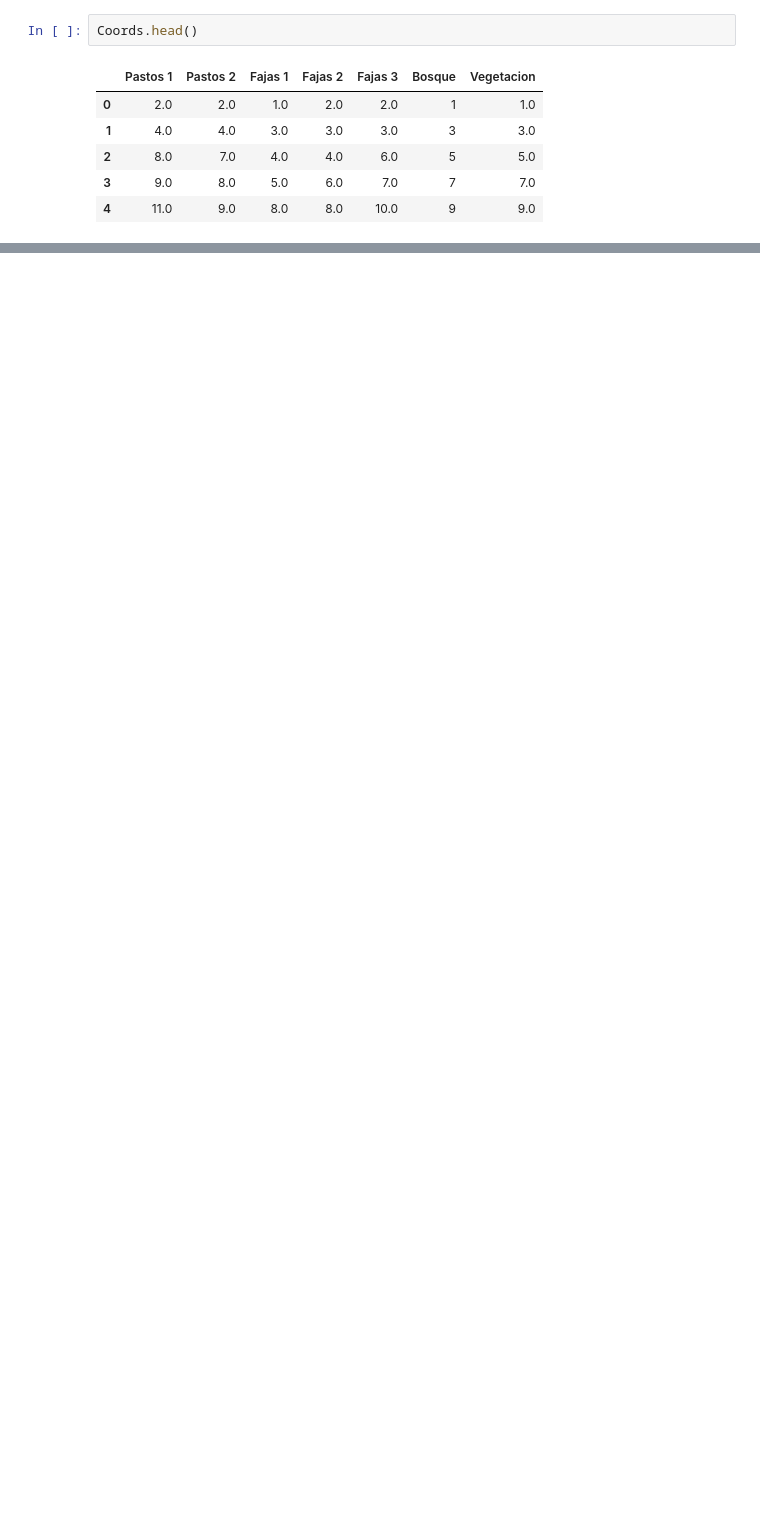
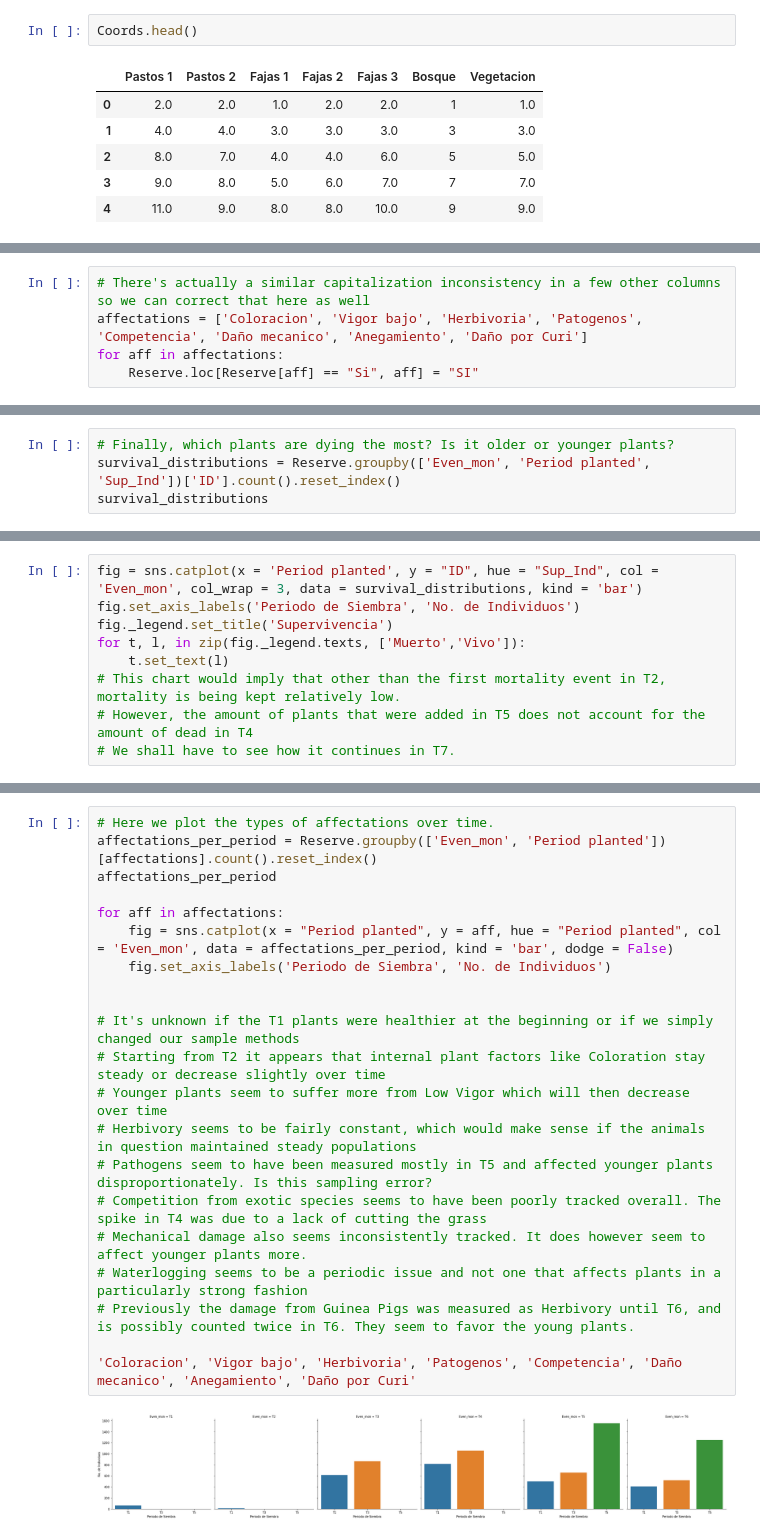
Before and after one commit to Slid61/Plant-Restoration-Data, a Jupyter notebook: Udacity Final Data Submission.ipynb, the cells around one changed output, grey strips where cells are left out. Saved outputs shown, nothing was run; the diff lists cells and outputs as text; blank space fills up the shorter version.

```diff
--- a/Udacity Final Data Submission.ipynb
+++ b/Udacity Final Data Submission.ipynb
@@ -462,3 +475,8 @@ for period in Reserve['Even_mon'].unique():
+# %%
+# There's actually a similar capitalization inconsistency in a few other columns so we can correct that here as well
+affectations = ['Coloracion', 'Vigor bajo', 'Herbivoria', 'Patogenos', 'Competencia', 'Daño mecanico', 'Anegamiento', 'Daño por Curi']
+for aff in affectations:
+    Reserve.loc[Reserve[aff] == "Si", aff] = "SI"
 # %%
 for item in dead:
     print(f'{item}, {dead[item].shape}')
@@ -558,0 +676,4 @@ Index(['Fecha', 'ID', 'Even_mon', 'Especie', 'No_Mod', 'No_Ind', 'Alt1_Ind',
+# %%
+# Finally, which plants are dying the most? Is it older or younger plants?
+survival_distributions = Reserve.groupby(['Even_mon', 'Period planted', 'Sup_Ind'])['ID'].count().reset_index()
+survival_distributions
@@ -558,0 +698,9 @@ Index(['Fecha', 'ID', 'Even_mon', 'Especie', 'No_Mod', 'No_Ind', 'Alt1_Ind',
+# %%
+fig = sns.catplot(x = 'Period planted', y = "ID", hue = "Sup_Ind", col = 'Even_mon', col_wrap = 3, data = survival_distributions, kind = 'bar')
+fig.set_axis_labels('Periodo de Siembra', 'No. de Individuos')
+fig._legend.set_title('Supervivencia')
+for t, l, in zip(fig._legend.texts, ['Muerto','Vivo']):
+    t.set_text(l)
+# This chart would imply that other than the first mortality event in T2, mortality is being kept relatively low.
+# However, the amount of plants that were added in T5 does not account for the amount of dead in T4
+# We shall have to see how it continues in T7.
@@ -558,0 +780,23 @@ Index(['Fecha', 'ID', 'Even_mon', 'Especie', 'No_Mod', 'No_Ind', 'Alt1_Ind',
+# %%
+# Here we plot the types of affectations over time.
+affectations_per_period = Reserve.groupby(['Even_mon', 'Period planted'])[affectations].count().reset_index()
+affectations_per_period
+
+for aff in affectations:
+    fig = sns.catplot(x = "Period planted", y = aff, hue = "Period planted", col = 'Even_mon', data = affectations_per_period, kind = 'bar', dodge = False)
+    fig.set_axis_labels('Periodo de Siembra', 'No. de Individuos')
+
+
+# It's unknown if the T1 plants were healthier at the beginning or if we simply changed our sample methods
+# Starting from T2 it appears that internal plant factors like Coloration stay steady or decrease slightly over time
+# Younger plants seem to suffer more from Low Vigor which will then decrease over time
+# Herbivory seems to be fairly constant, which would make sense if the animals in question maintained steady populations
+# Pathogens seem to have been measured mostly in T5 and affected younger plants disproportionately. Is this sampling error?
+# Competition from exotic species seems to have been poorly tracked overall. The spike in T4 was due to a lack of cutting the grass
+# Mechanical damage also seems inconsistently tracked. It does however seem to affect younger plants more.
+# Waterlogging seems to be a periodic issue and not one that affects plants in a particularly strong fashion
+# Previously the damage from Guinea Pigs was measured as Herbivory until T6, and is possibly counted twice in T6. They seem to favor the young plants.
+
+'Coloracion', 'Vigor bajo', 'Herbivoria', 'Patogenos', 'Competencia', 'Daño mecanico', 'Anegamiento', 'Daño por Curi'
+# %% [output]
+[figure, added]
```
Also changed, not shown: parts of 67 cells of this notebook, 5 other files.
